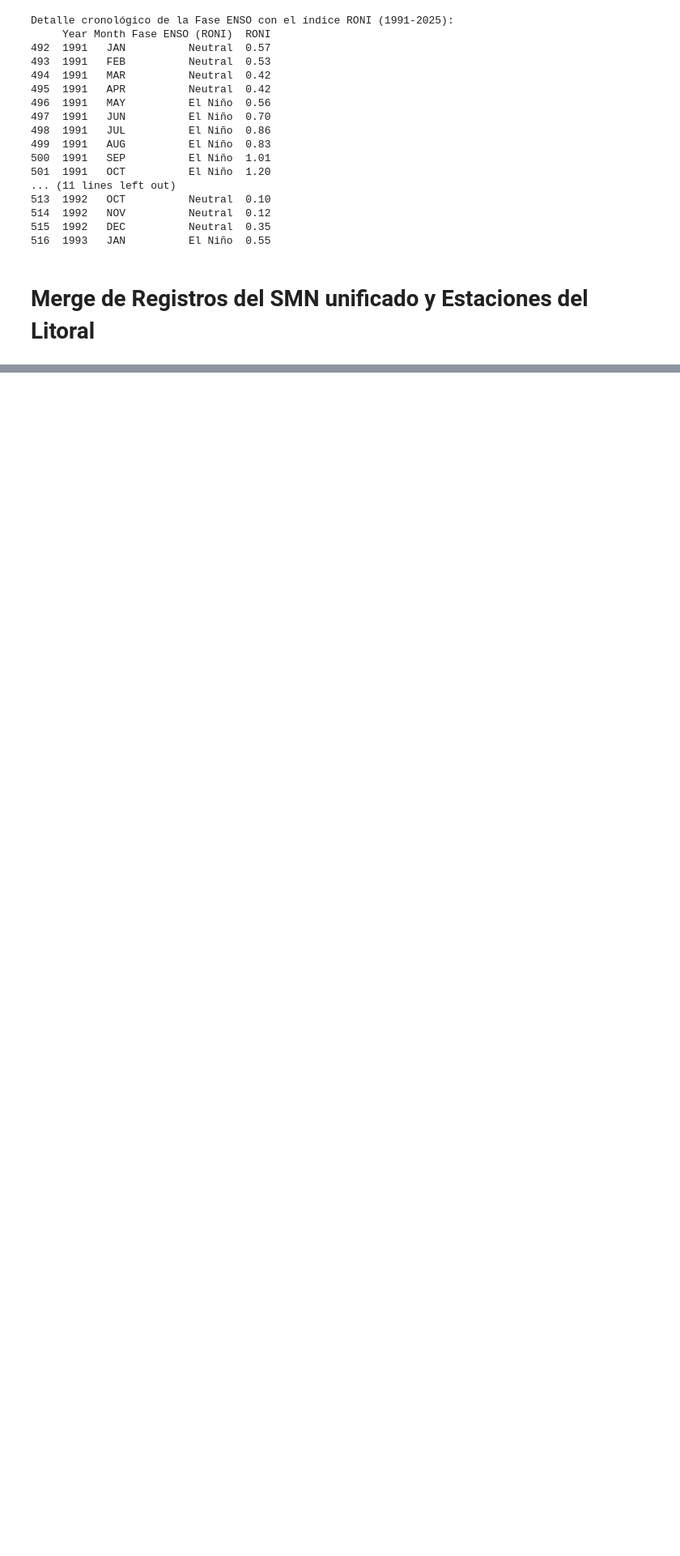
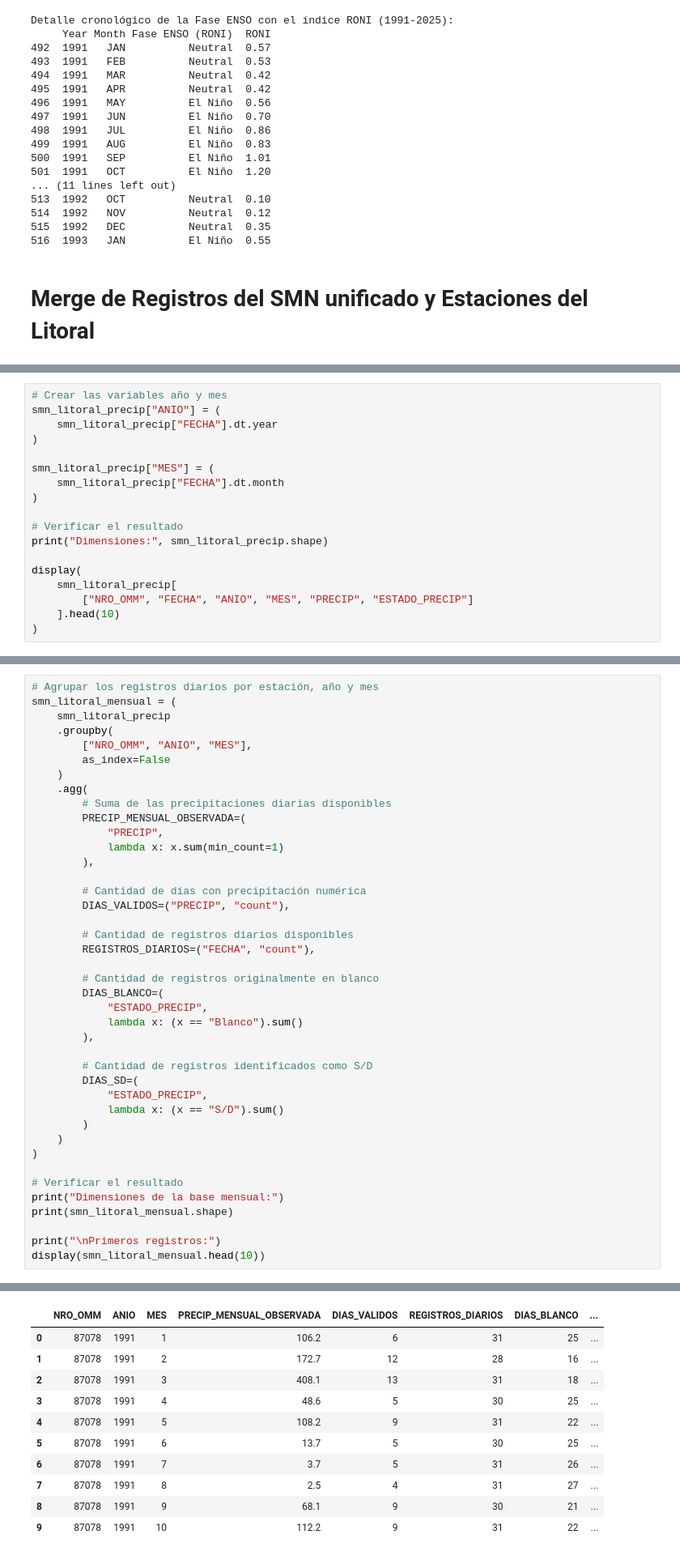
Before and after one commit to enrique20delgado-create/TP-Labo-ElNino-2C2026, a Jupyter notebook: Notebook/Ds_Enso.ipynb, the cells around one changed output, grey strips where cells are left out. Shown at 81% size. Drawn from its saved outputs; the diff is of its cells as text; blank space fills up the shorter version.

```diff
--- a/Notebook/Ds_Enso.ipynb
+++ b/Notebook/Ds_Enso.ipynb
@@ -1422,0 +1565,18 @@ Controlar que todo haya salido bien: Por último, con ayuda y recoemndacion de l
+# %%
+# Crear las variables año y mes
+smn_litoral_precip["ANIO"] = (
+    smn_litoral_precip["FECHA"].dt.year
+)
+
+smn_litoral_precip["MES"] = (
+    smn_litoral_precip["FECHA"].dt.month
+)
+
+# Verificar el resultado
+print("Dimensiones:", smn_litoral_precip.shape)
+
+display(
+    smn_litoral_precip[
+        ["NRO_OMM", "FECHA", "ANIO", "MES", "PRECIP", "ESTADO_PRECIP"]
+    ].head(10)
+)
@@ -1422,0 +1628,42 @@ Controlar que todo haya salido bien: Por último, con ayuda y recoemndacion de l
+# %%
+# Agrupar los registros diarios por estación, año y mes
+smn_litoral_mensual = (
+    smn_litoral_precip
+    .groupby(
+        ["NRO_OMM", "ANIO", "MES"],
+        as_index=False
+    )
+    .agg(
+        # Suma de las precipitaciones diarias disponibles
+        PRECIP_MENSUAL_OBSERVADA=(
+            "PRECIP",
+            lambda x: x.sum(min_count=1)
+        ),
+
+        # Cantidad de días con precipitación numérica
+        DIAS_VALIDOS=("PRECIP", "count"),
+
+        # Cantidad de registros diarios disponibles
+        REGISTROS_DIARIOS=("FECHA", "count"),
+
+        # Cantidad de registros originalmente en blanco
+        DIAS_BLANCO=(
+            "ESTADO_PRECIP",
+            lambda x: (x == "Blanco").sum()
+        ),
+
+        # Cantidad de registros identificados como S/D
+        DIAS_SD=(
+            "ESTADO_PRECIP",
+            lambda x: (x == "S/D").sum()
+        )
+    )
+)
+
+# Verificar el resultado
+print("Dimensiones de la base mensual:")
+print(smn_litoral_mensual.shape)
+
+print("\nPrimeros registros:")
+display(smn_litoral_mensual.head(10))
+# %% [output]
@@ -1422,0 +1674,11 @@ Controlar que todo haya salido bien: Por último, con ayuda y recoemndacion de l
+|  | NRO_OMM | ANIO | MES | PRECIP_MENSUAL_OBSERVADA | DIAS_VALIDOS | REGISTROS_DIARIOS | DIAS_BLANCO | ... |
+| 0 | 87078 | 1991 | 1 | 106.2 | 6 | 31 | 25 | ... |
+| 1 | 87078 | 1991 | 2 | 172.7 | 12 | 28 | 16 | ... |
+| 2 | 87078 | 1991 | 3 | 408.1 | 13 | 31 | 18 | ... |
+| 3 | 87078 | 1991 | 4 | 48.6 | 5 | 30 | 25 | ... |
+| 4 | 87078 | 1991 | 5 | 108.2 | 9 | 31 | 22 | ... |
+| 5 | 87078 | 1991 | 6 | 13.7 | 5 | 30 | 25 | ... |
+| 6 | 87078 | 1991 | 7 | 3.7 | 5 | 31 | 26 | ... |
+| 7 | 87078 | 1991 | 8 | 2.5 | 4 | 31 | 27 | ... |
+| 8 | 87078 | 1991 | 9 | 68.1 | 9 | 30 | 21 | ... |
+| 9 | 87078 | 1991 | 10 | 112.2 | 9 | 31 | 22 | ... |
```
Also changed, not shown: parts of 55 cells of this notebook.
